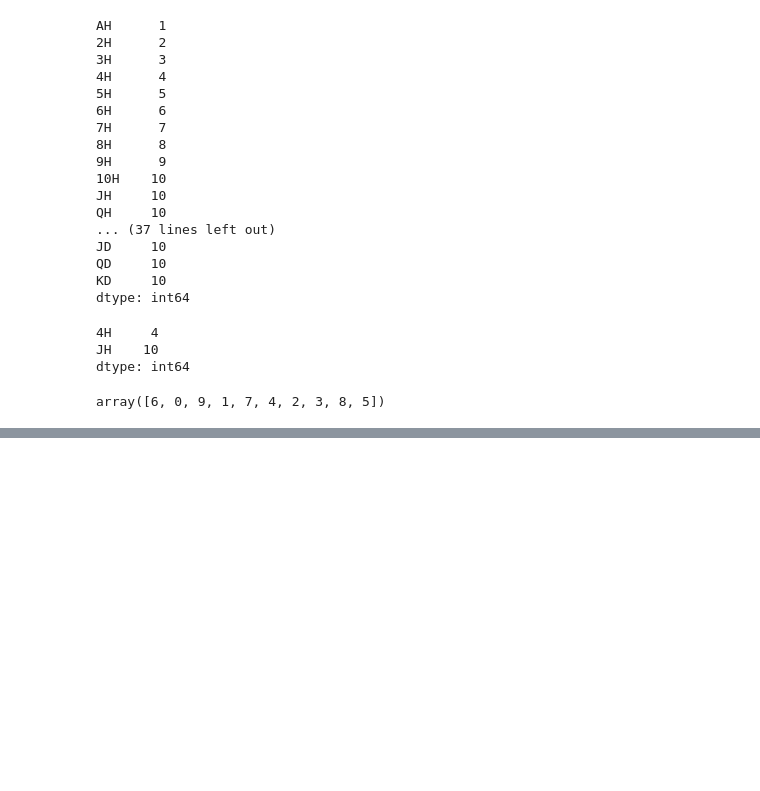
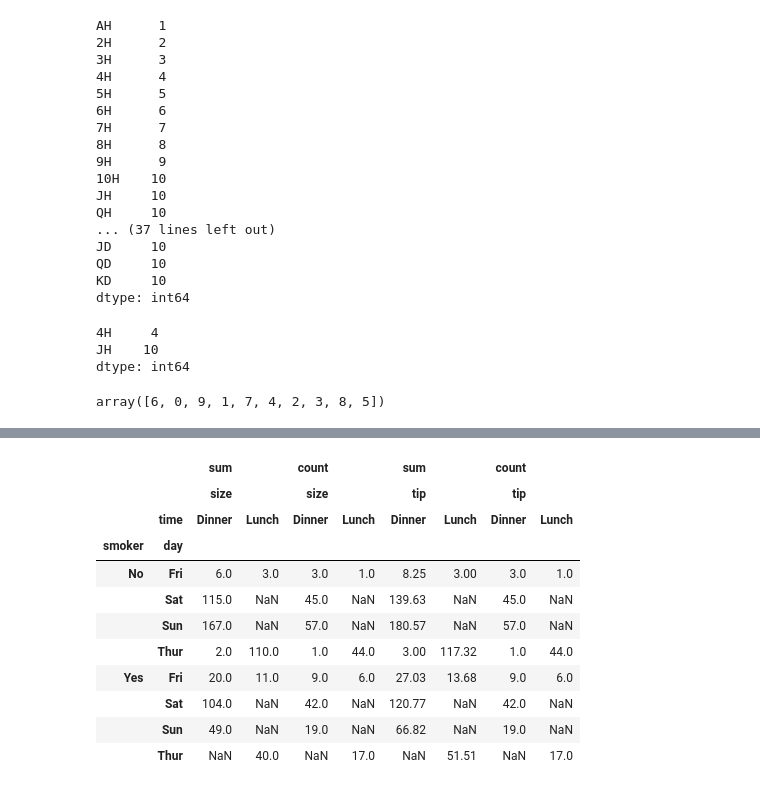
Before and after one commit to longfengpili/python-for-data-analysis, a Jupyter notebook: 第九章.ipynb, the cells around one changed output, grey strips where cells are left out. Saved outputs shown, nothing was run; the diff lists cells and outputs as text; code cells hidden in the pictures; blank space fills up the shorter version.

```diff
--- a/第九章.ipynb
+++ b/第九章.ipynb
@@ -528,0 +693,15 @@ array([6, 0, 9, 1, 7, 4, 2, 3, 8, 5])
+# %%
+tips.groupby(['smoker','day','time'])['size','tip'].agg(['sum','count']).unstack().swaplevel(0,1,axis=1)
+# %% [output]
+|  |  | sum |  | count |  | sum |  | count |  |
+|  |  | size |  | size |  | tip |  | tip |  |
+|  | time | Dinner | Lunch | Dinner | Lunch | Dinner | Lunch | Dinner | Lunch |
+| smoker | day |  |  |  |  |  |  |  |  |
+| No | Fri | 6.0 | 3.0 | 3.0 | 1.0 | 8.25 | 3.00 | 3.0 | 1.0 |
+|  | Sat | 115.0 | NaN | 45.0 | NaN | 139.63 | NaN | 45.0 | NaN |
+|  | Sun | 167.0 | NaN | 57.0 | NaN | 180.57 | NaN | 57.0 | NaN |
+|  | Thur | 2.0 | 110.0 | 1.0 | 44.0 | 3.00 | 117.32 | 1.0 | 44.0 |
+| Yes | Fri | 20.0 | 11.0 | 9.0 | 6.0 | 27.03 | 13.68 | 9.0 | 6.0 |
+|  | Sat | 104.0 | NaN | 42.0 | NaN | 120.77 | NaN | 42.0 | NaN |
+|  | Sun | 49.0 | NaN | 19.0 | NaN | 66.82 | NaN | 19.0 | NaN |
+|  | Thur | NaN | 40.0 | NaN | 17.0 | NaN | 51.51 | NaN | 17.0 |
```
Also changed, not shown: parts of 23 cells of this notebook.
